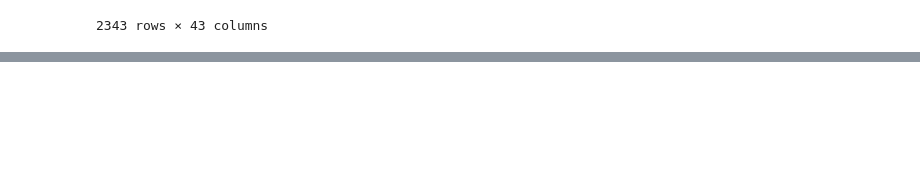
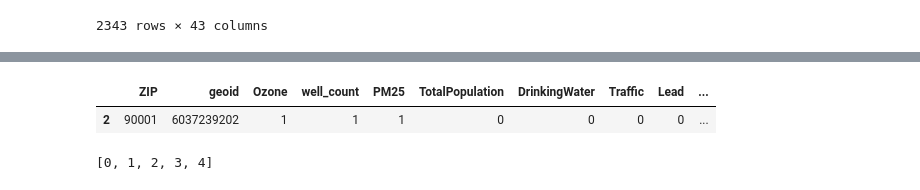
Before and after one commit to mthompson64/DSCI560_INDEX_ZERO, a Jupyter notebook: dashboard_layout.ipynb, the cells around one changed output, grey strips where cells are left out. Saved outputs shown, nothing was run; the diff lists cells and outputs as text; code cells hidden in the pictures; blank space fills up the shorter version.

```diff
--- a/dashboard_layout.ipynb
+++ b/dashboard_layout.ipynb
@@ -98,0 +127,14 @@ df.to_csv('data/agg_stats_geoid10.csv')
+# %%
+masks = [m, m1] # list of the masks to apply
+df[np.logical_and.reduce(masks)] # output where all masks have been applied
+# %% [output]
+|  | ZIP | geoid | Ozone | well_count | PM25 | TotalPopulation | DrinkingWater | Traffic | Lead | ... |
+| 2 | 90001 | 6037239202 | 1 | 1 | 1 | 0 | 0 | 0 | 0 | ... |
+# %%
+list1 = []
+for i in range(5):
+    list1.append(i)
+
+print(list1)
+# %% [output]
+[0, 1, 2, 3, 4]
```
Also changed, not shown: parts of 5 cells of this notebook, 4 other files.
